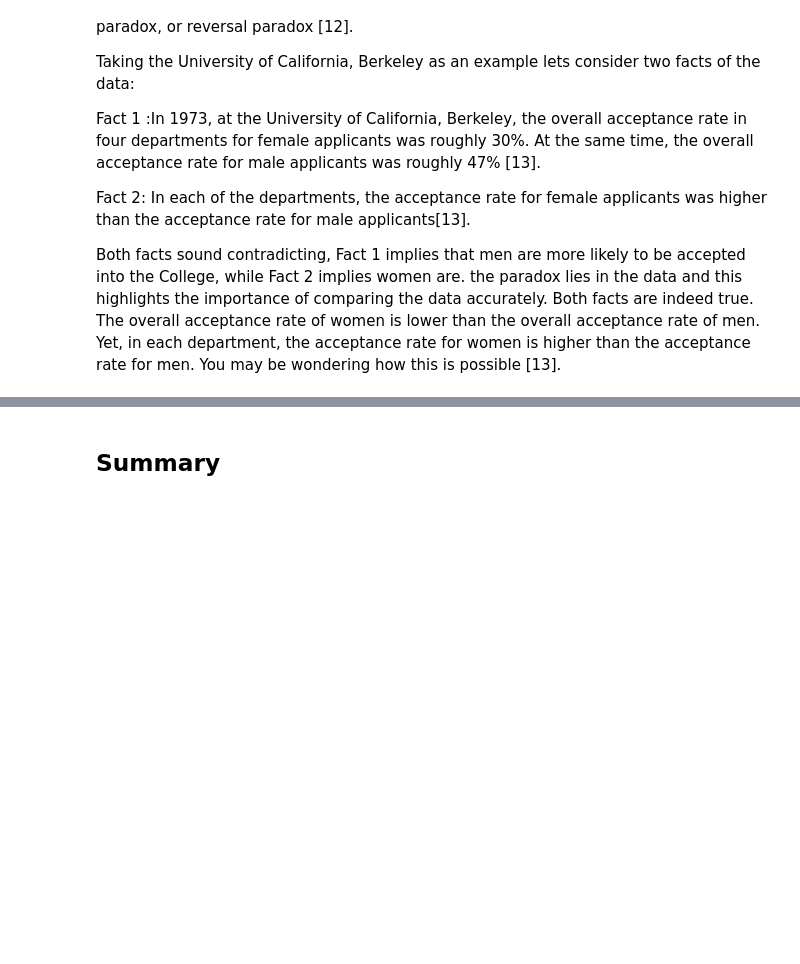
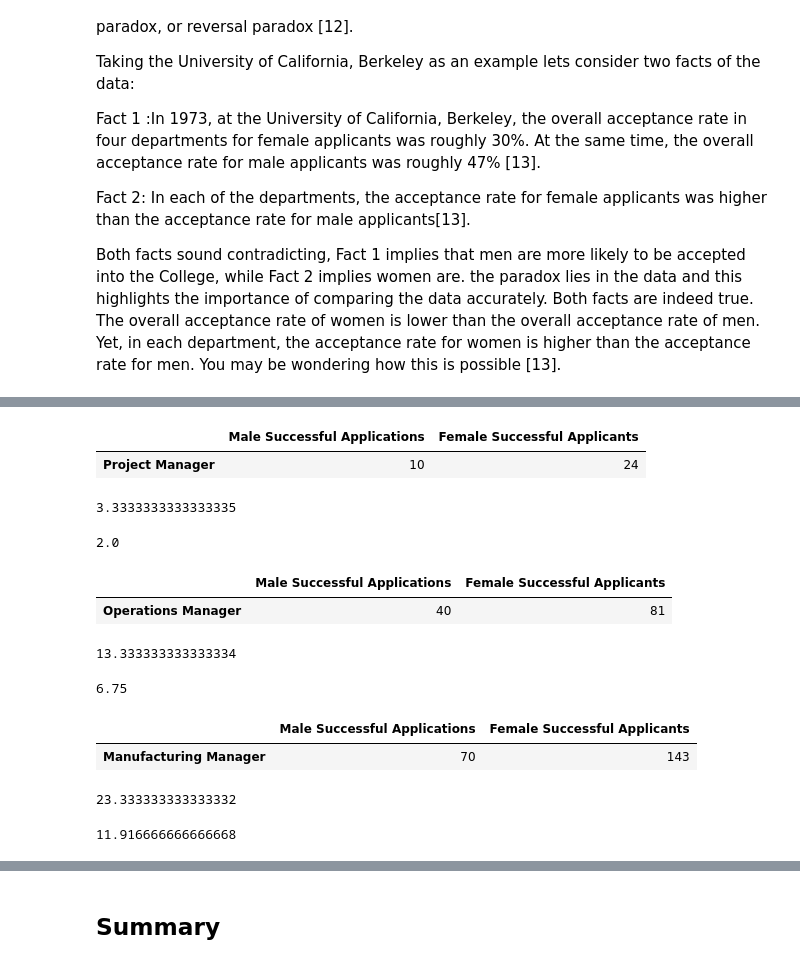
Before and after one commit to Deego88/Tasks-2020, a Jupyter notebook: Tasks 2020.ipynb, the cells around one changed output, grey strips where cells are left out. Drawn from its saved outputs; the diff is of its cells as text; code cells hidden in the pictures; blank space fills up the shorter version.

```diff
--- a/Tasks 2020.ipynb
+++ b/Tasks 2020.ipynb
@@ -327,0 +397,45 @@ Transport Manager                100                208
+# %%
+PM
+# %% [output]
+|  | Male Successful Applications | Female Successful Applicants |
+| Project Manager | 10 | 24 |
+# %%
+PM_Male_Total_Success_Rate= (10/300)*100
+PM_Male_Total_Success_Rate
+# %% [output]
+3.3333333333333335
+# %%
+PM_Female_Total_Success_Rate= (24/1200)*100
+PM_Female_Total_Success_Rate
+# %% [output]
+2.0
+# %%
+OM
+# %% [output]
+|  | Male Successful Applications | Female Successful Applicants |
+| Operations Manager | 40 | 81 |
+# %%
+OM_Male_Total_Success_Rate= (40/300)*100
+OM_Male_Total_Success_Rate
+# %% [output]
+13.333333333333334
+# %%
+OM_Female_Total_Success_Rate= (81/1200)*100
+OM_Female_Total_Success_Rate
+# %% [output]
+6.75
+# %%
+MM
+# %% [output]
+|  | Male Successful Applications | Female Successful Applicants |
+| Manufacturing Manager | 70 | 143 |
+# %%
+MM_Male_Total_Success_Rate= (70/300)*100
+MM_Male_Total_Success_Rate
+# %% [output]
+23.333333333333332
+# %%
+MM_Female_Total_Success_Rate= (143/1200)*100
+MM_Female_Total_Success_Rate
+# %% [output]
+11.916666666666668
```
Also changed, not shown: parts of 27 cells of this notebook.
